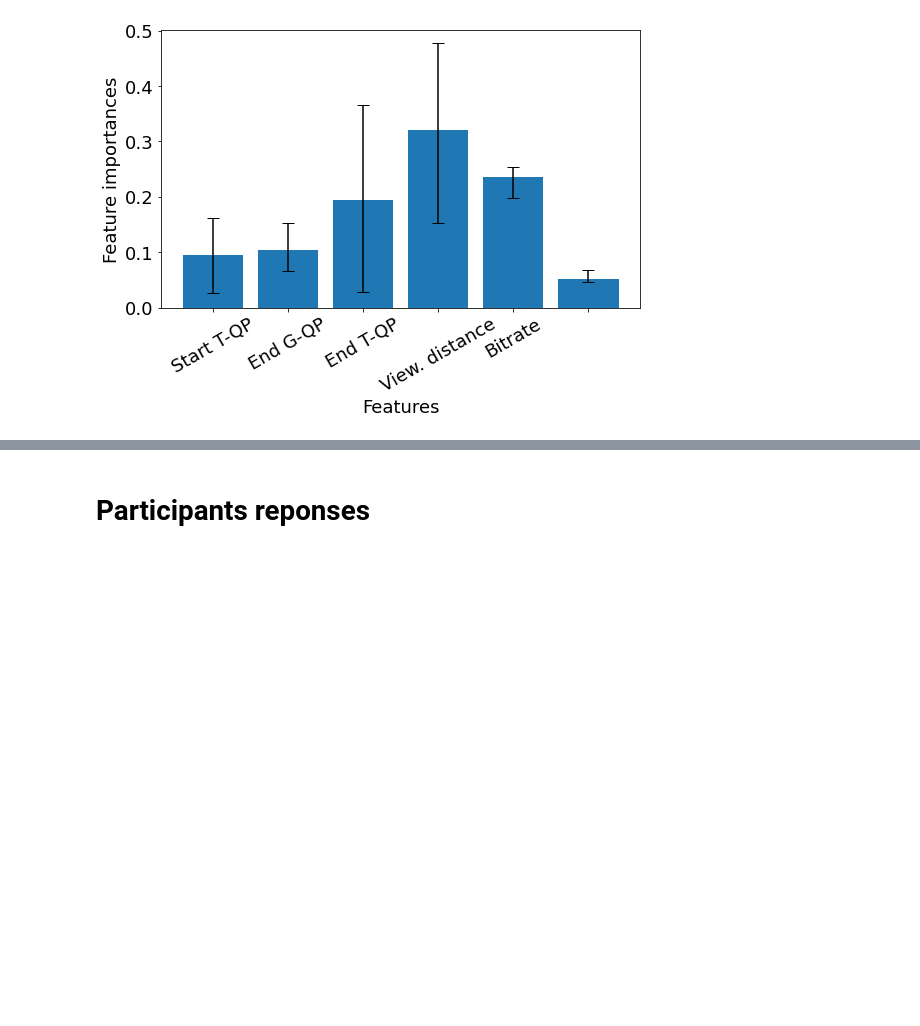
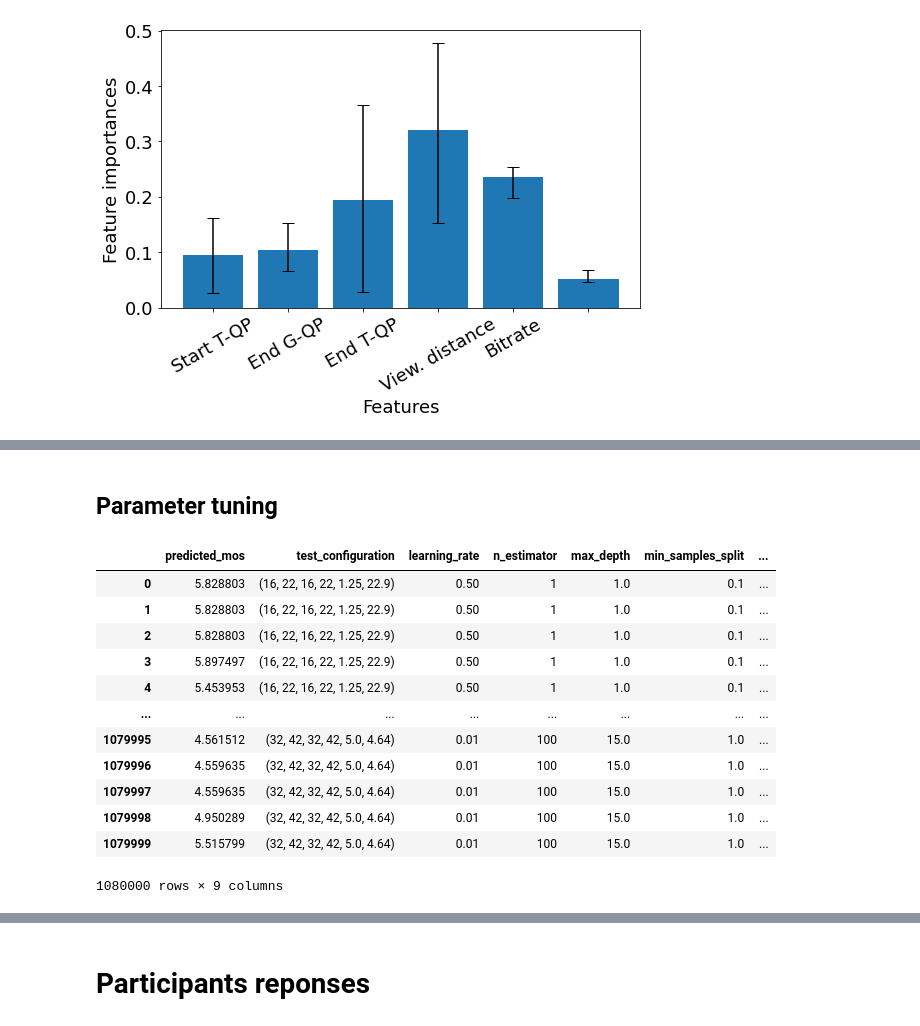
Before and after one commit to minhkstn/PointCloudQoEModels, a Jupyter notebook: point_cloud_qoe_models.ipynb, the cells around one changed output, grey strips where cells are left out. Saved outputs shown, nothing was run; the diff lists cells and outputs as text; code cells hidden in the pictures; blank space fills up the shorter version.

Commit message:
parameter tuning

```diff
--- a/point_cloud_qoe_models.ipynb
+++ b/point_cloud_qoe_models.ipynb
@@ -743,0 +728,2 @@ Error:
+# %% [markdown]
+## Parameter tuning
@@ -743,0 +794,16 @@ Error:
+# %%
+report
+# %% [output]
+|  | predicted_mos | test_configuration | learning_rate | n_estimator | max_depth | min_samples_split | ... |
+| 0 | 5.828803 | (16, 22, 16, 22, 1.25, 22.9) | 0.50 | 1 | 1.0 | 0.1 | ... |
+| 1 | 5.828803 | (16, 22, 16, 22, 1.25, 22.9) | 0.50 | 1 | 1.0 | 0.1 | ... |
+| 2 | 5.828803 | (16, 22, 16, 22, 1.25, 22.9) | 0.50 | 1 | 1.0 | 0.1 | ... |
+| 3 | 5.897497 | (16, 22, 16, 22, 1.25, 22.9) | 0.50 | 1 | 1.0 | 0.1 | ... |
+| 4 | 5.453953 | (16, 22, 16, 22, 1.25, 22.9) | 0.50 | 1 | 1.0 | 0.1 | ... |
+| ... | ... | ... | ... | ... | ... | ... | ... |
+| 1079995 | 4.561512 | (32, 42, 32, 42, 5.0, 4.64) | 0.01 | 100 | 15.0 | 1.0 | ... |
+| 1079996 | 4.559635 | (32, 42, 32, 42, 5.0, 4.64) | 0.01 | 100 | 15.0 | 1.0 | ... |
+| 1079997 | 4.559635 | (32, 42, 32, 42, 5.0, 4.64) | 0.01 | 100 | 15.0 | 1.0 | ... |
+| 1079998 | 4.950289 | (32, 42, 32, 42, 5.0, 4.64) | 0.01 | 100 | 15.0 | 1.0 | ... |
+| 1079999 | 5.515799 | (32, 42, 32, 42, 5.0, 4.64) | 0.01 | 100 | 15.0 | 1.0 | ... |
+1080000 rows × 9 columns
```
Also changed, not shown: parts of 8 cells of this notebook.
